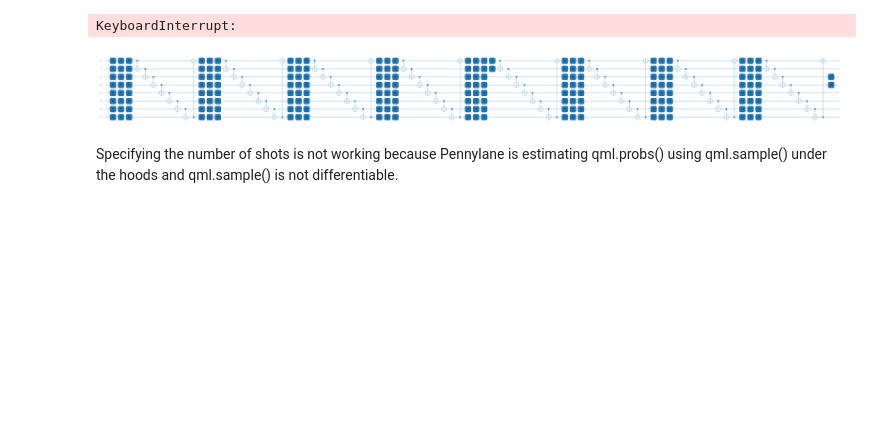
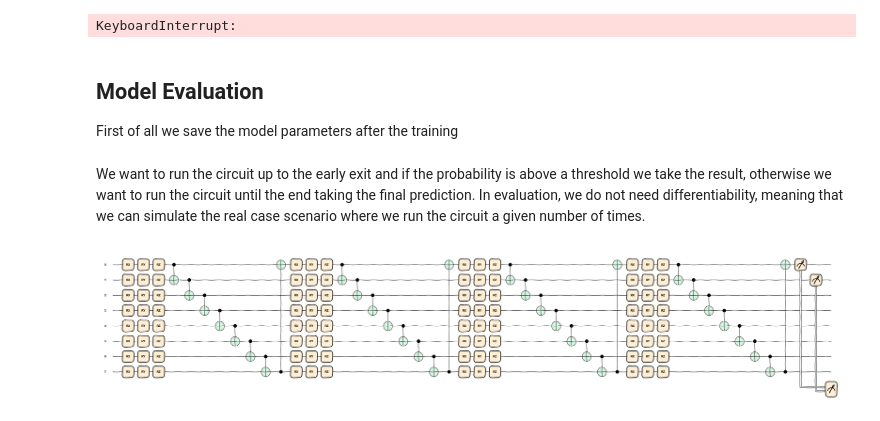
Before and after one commit to JackVittori/QML-early_exit, a Jupyter notebook: mid-circuit-measurements.ipynb, the cells around one changed output. Drawn from its saved outputs; the diff is of its cells as text; code cells hidden in the pictures; blank space fills up the shorter version.

Commit message:
add evaluation of mcm circuit (work in progress)

```diff
--- a/mid-circuit-measurements.ipynb
+++ b/mid-circuit-measurements.ipynb
@@ -547,10 +568,46 @@ model.ansatz
 # %%
-model.fit(dataloader = train_dataloader, learning_rate = 0.01, epochs = 100, show_plot = False)
+model.fit(dataloader = train_dataloader, learning_rate = 0.01, epochs = 100, show_plot = True)
 # %% [output]
 KeyboardInterrupt:
-# %%
-model.draw()
-# %% [output]
-[figure, old version]
-# %% [markdown]
-Specifying the number of shots is not working because Pennylane is estimating qml.probs() using qml.sample() under the hoods and qml.sample() is not differentiable.
+# %% [markdown]
+## Model Evaluation
+First of all we save the model parameters after the training
+# %%
+model_parameters = model.params
+# %% [markdown]
+We want to run the circuit up to the early exit and if the probability is above a threshold we take the result, otherwise we want to run the circuit until the end taking the final prediction. In evaluation, we do not need differentiability, meaning that we can simulate the real case scenario where we run the circuit a given number of times.
+# %%
+params = model_parameters
+shots = 50
+np.random.seed(1234)
+torch.manual_seed(1234)
+first_pair = [0,1]
+second_pair = [2,3]
+
+def early_evaluation(parameters: Dict, state: torch.Tensor = None):
+    mcms =  []
+    if state is not None:
+        # state vector initialization with input
+        qml.QubitStateVector(state, wires=range(num_qubits))
+
+    for i in range(4):
+        for j in range(num_qubits):
+            qml.RX(parameters[f'layer_{i}'][j, 0], wires=j)
+            qml.RY(parameters[f'layer_{i}'][j, 1], wires=j)
+            qml.RZ(parameters[f'layer_{i}'][j, 2], wires=j)
+        for j in range(num_qubits):
+            qml.CNOT(wires=[j, (j + 1) % num_qubits])
+    for w in first_pair:
+        mcms.append(qml.measure(wires=w))
+    return mcms
+
+dev = qml.device("default.qubit", shots=50)
+
+@qml.qnode(dev)
+def circuit_early_evaluation(parameters: Dict, state: torch.Tensor = None):
+    results = early_evaluation(parameters, state)
+    return qml.probs(op=results)
+
+fig, ax = qml.draw_mpl(circuit_early_evaluation)(params)
+# %% [output]
+[figure, added]
```
Also changed, not shown: parts of 17 cells of this notebook, 1 other file.
